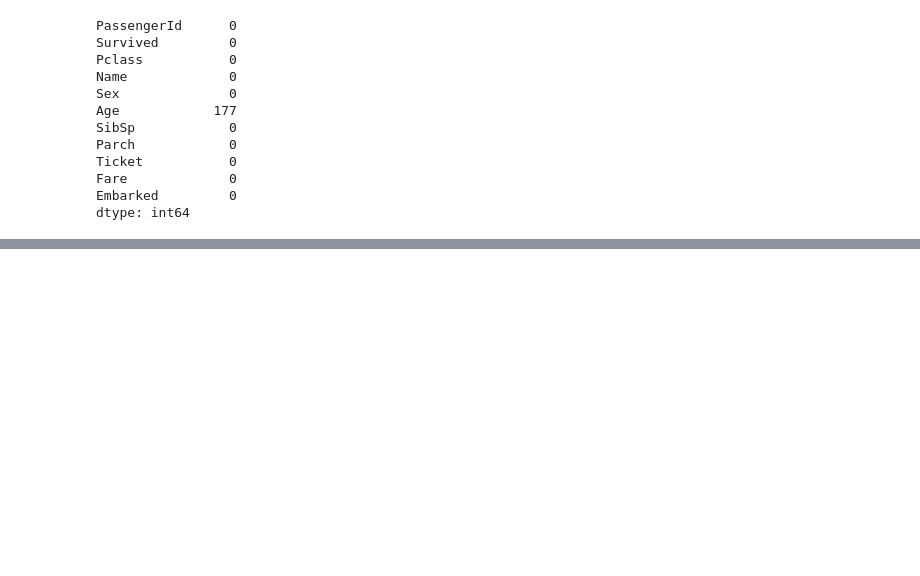
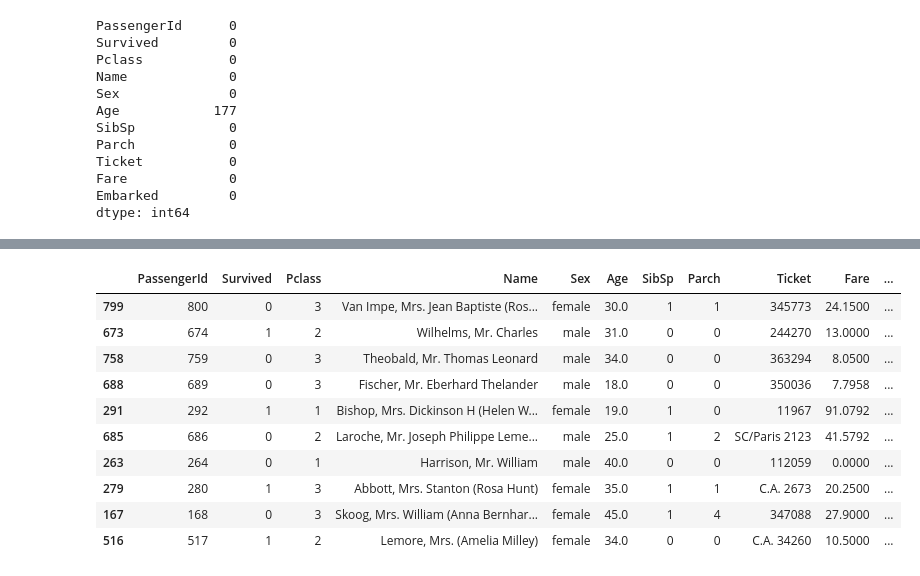
Before and after one commit to BadarsCode/Rhombix-Techonologies, a Jupyter notebook: Rhombix_Task_1.ipynb, the cells around one changed output, grey strips where cells are left out. Drawn from its saved outputs; the diff is of its cells as text; code cells hidden in the pictures; blank space fills up the shorter version.

```diff
--- a/Rhombix_Task_1.ipynb
+++ b/Rhombix_Task_1.ipynb
@@ -209,0 +299,23 @@ dtype: int64
+# %%
+def Family_size(number):
+    if number == 1:
+        return "Alone"
+    elif number > 1 and number < 5:
+        return "Small"
+    else:
+        return "Large"
+# %%
+titanic['Family Size'] = titanic['Family Size'].apply(Family_size)
+titanic.sample(10)
+# %% [output]
+|  | PassengerId | Survived | Pclass | Name | Sex | Age | SibSp | Parch | Ticket | Fare | ... |
+| 799 | 800 | 0 | 3 | Van Impe, Mrs. Jean Baptiste (Ros... | female | 30.0 | 1 | 1 | 345773 | 24.1500 | ... |
+| 673 | 674 | 1 | 2 | Wilhelms, Mr. Charles | male | 31.0 | 0 | 0 | 244270 | 13.0000 | ... |
+| 758 | 759 | 0 | 3 | Theobald, Mr. Thomas Leonard | male | 34.0 | 0 | 0 | 363294 | 8.0500 | ... |
+| 688 | 689 | 0 | 3 | Fischer, Mr. Eberhard Thelander | male | 18.0 | 0 | 0 | 350036 | 7.7958 | ... |
+| 291 | 292 | 1 | 1 | Bishop, Mrs. Dickinson H (Helen W... | female | 19.0 | 1 | 0 | 11967 | 91.0792 | ... |
+| 685 | 686 | 0 | 2 | Laroche, Mr. Joseph Philippe Leme... | male | 25.0 | 1 | 2 | SC/Paris 2123 | 41.5792 | ... |
+| 263 | 264 | 0 | 1 | Harrison, Mr. William | male | 40.0 | 0 | 0 | 112059 | 0.0000 | ... |
+| 279 | 280 | 1 | 3 | Abbott, Mrs. Stanton (Rosa Hunt) | female | 35.0 | 1 | 1 | C.A. 2673 | 20.2500 | ... |
+| 167 | 168 | 0 | 3 | Skoog, Mrs. William (Anna Bernhar... | female | 45.0 | 1 | 4 | 347088 | 27.9000 | ... |
+| 516 | 517 | 1 | 2 | Lemore, Mrs. (Amelia Milley) | female | 34.0 | 0 | 0 | C.A. 34260 | 10.5000 | ... |
```
Also changed, not shown: parts of 9 cells of this notebook.
